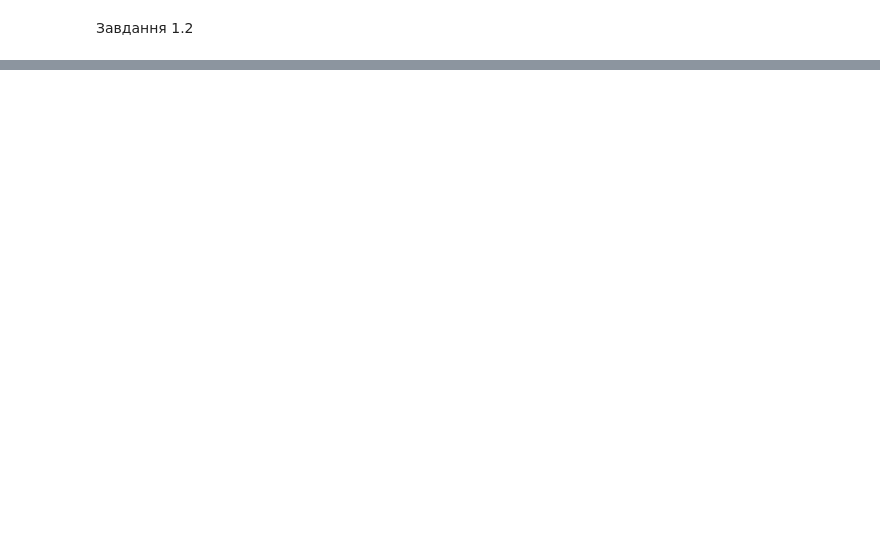
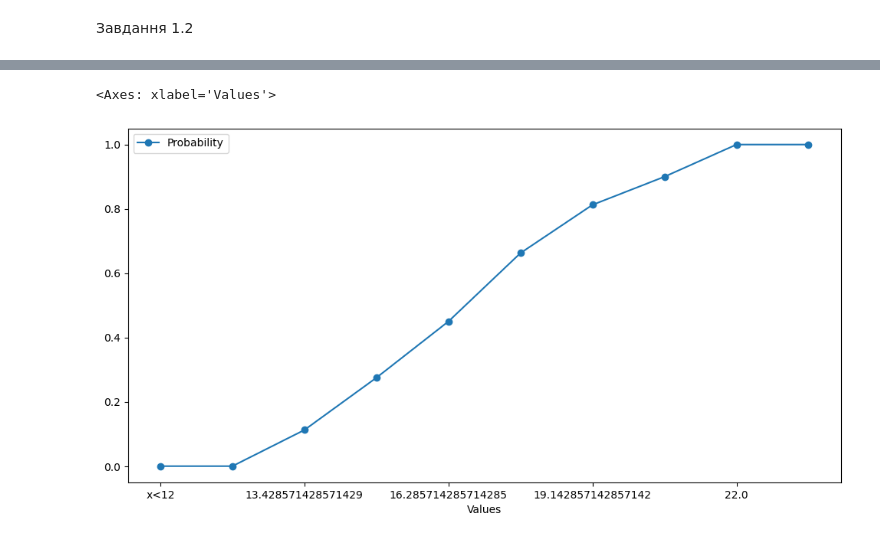
Before and after one commit to Kitukl/MS, a Jupyter notebook: lab1.ipynb, the cells around one changed output, grey strips where cells are left out. Saved outputs shown, nothing was run; the diff lists cells and outputs as text; code cells hidden in the pictures; blank space fills up the shorter version.

```diff
--- a/lab1.ipynb
+++ b/lab1.ipynb
@@ -326,0 +414,27 @@ SyntaxError: f-string: valid expression required before '}' (1901773730.py, line
+# %%
+prob_list = []
+temp = 0
+for i in amount_list:
+	temp += i
+	prob_list.append(temp/n)
+
+prob_list.insert(0,0)
+prob_list.insert(0,0)
+prob_list.append(1)
+v = list(values_list)
+v.append('x>22')
+v.insert(0, 'x<12')
+emp_func = pd.DataFrame()
+emp_func['Values'] = v
+emp_func['Probability'] = prob_list
+emp_func = emp_func.set_index('Values')
+values.insert(0,'x<12')
+values.append('x>22')
+del prob_list[0]
+df_display = pd.DataFrame()
+df_display["Values"] = values
+df_display["Probability"] = prob_list
+df_display = df_display.set_index('Values')
+display(df_display.T)
+emp_func.plot(style = "-o", figsize=(12,6))
+# %% [output]
@@ -326,0 +443,2 @@ SyntaxError: f-string: valid expression required before '}' (1901773730.py, line
+<Axes: xlabel='Values'>
+[figure, added]
```
Also changed, not shown: parts of 22 cells of this notebook.
